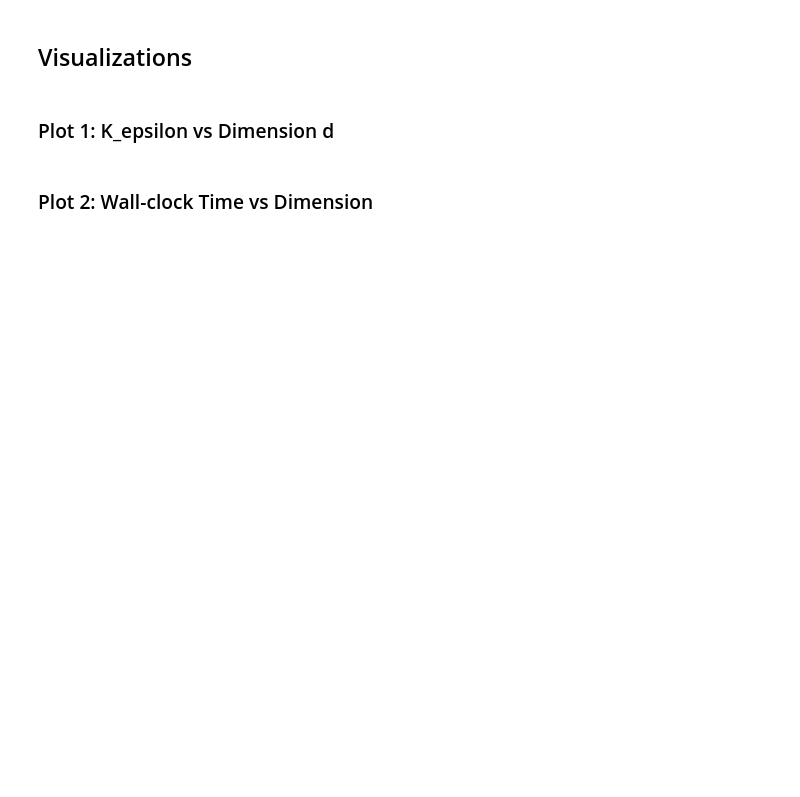
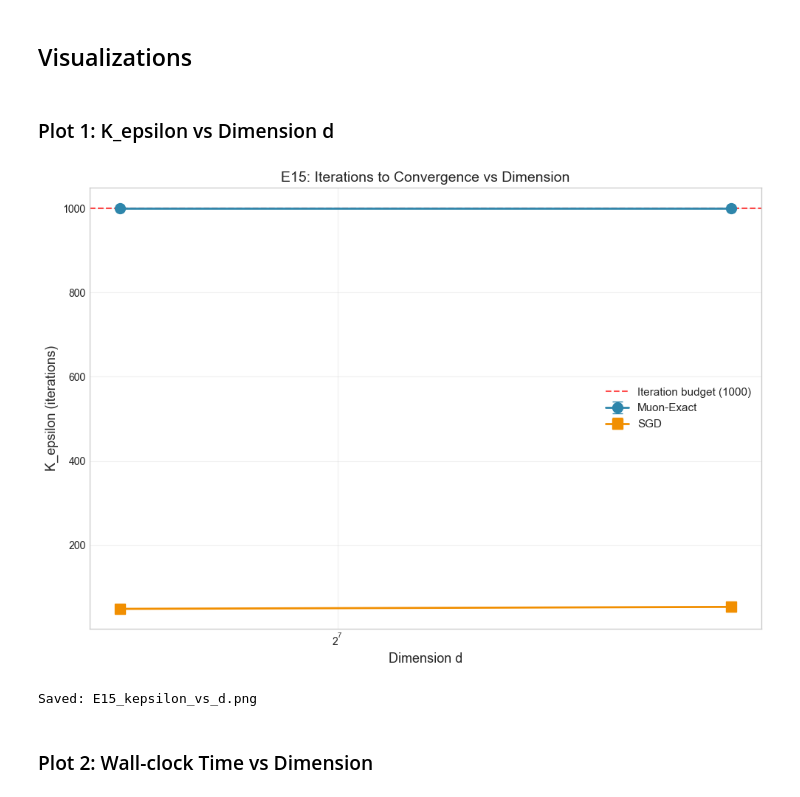
Before and after one commit to TianyangLiu-Work/muonexperiment, a Jupyter notebook: analysis_report/E15_report.ipynb, the cells around one changed output. Saved outputs shown, nothing was run; the diff lists cells and outputs as text; code cells hidden in the pictures; blank space fills up the shorter version.

```diff
--- a/analysis_report/E15_report.ipynb
+++ b/analysis_report/E15_report.ipynb
@@ -19,2 +149,15 @@ summary = df.groupby(['algo', 'd']).agg(    n=('seed', 'count'),    K_eps_mean=(
 # %%
-# Compute rho_F = F_SGD / F_Muon for each dimensionprint('='*70)print('EFFICIENCY RATIO rho_F = F_SGD / F_Muon')print('(rho_F > 1: Muon is more FLOP-efficient; rho_F < 1: SGD is more efficient)')print('='*70)for d in sorted(df.d.unique()):    muon_f = df[(df['algo'] == 'Muon-Exact') & (df['d'] == d)]['F_eps'].mean()    sgd_f = df[(df['algo'] == 'SGD') & (df['d'] == d)]['F_eps'].mean()    rho = sgd_f / muon_f if muon_f > 0 else float('nan')    print(f'd={d:>3d}: F_SGD={sgd_f:.2e}, F_Muon={muon_f:.2e}, rho_F={rho:.4f}')print('\nNote: Since Muon does not converge (K_epsilon=1001), F_eps is computed')print('using the full iteration budget, making this comparison conservative.')
+# Compute rho_F = F_SGD / F_Muon for each dimension
+print('='*70)
+print('EFFICIENCY RATIO rho_F = F_SGD / F_Muon')
+print('(rho_F > 1: Muon is more FLOP-efficient; rho_F < 1: SGD is more efficient)')
+print('='*70)
+
+for d in sorted(df.d.unique()):
+    muon_f = df[(df['algo'] == 'Muon-Exact') & (df['d'] == d)]['F_eps'].mean()
+    sgd_f = df[(df['algo'] == 'SGD') & (df['d'] == d)]['F_eps'].mean()
+    rho = sgd_f / muon_f if muon_f > 0 else float('nan')
+    print(f'd={d:>3d}: F_SGD={sgd_f:.2e}, F_Muon={muon_f:.2e}, rho_F={rho:.4f}')
+
+print('\nNote: Since Muon does not converge (K_epsilon=1001), F_eps is computed')
+print('using the full iteration budget, making this comparison conservative.')
@@ -23,7 +176,34 @@ summary = df.groupby(['algo', 'd']).agg(    n=('seed', 'count'),    K_eps_mean=(
 # %% [markdown]
 ### Plot 1: K_epsilon vs Dimension d
 # %%
-fig, ax = plt.subplots(figsize=(10, 7))dims = sorted(df.d.unique())muon_k = [df[(df['algo'] == 'Muon-Exact') & (df['d'] == d)]['K_epsilon'].mean() for d in dims]sgd_k = [df[(df['algo'] == 'SGD') & (df['d'] == d)]['K_epsilon'].mean() for d in dims]muon_k_std = [df[(df['algo'] == 'Muon-Exact') & (df['d'] == d)]['K_epsilon'].std() for d in dims]sgd_k_std = [df[(df['algo'] == 'SGD') & (df['d'] == d)]['K_epsilon'].std() for d in dims]ax.errorbar(dims, muon_k, yerr=muon_k_std, fmt='-o', color=COLORS['Muon-Exact'],            markersize=10, linewidth=2, capsize=5, label='Muon-Exact')ax.errorbar(dims, sgd_k, yerr=sgd_k_std, fmt='-s', color=COLORS['SGD'],            markersize=10, linewidth=2, capsize=5, label='SGD')ax.axhline(y=1000, color='red', linestyle='--', linewidth=1.5, alpha=0.7, label='Iteration budget (1000)')ax.set_xlabel('Dimension d', fontsize=13)ax.set_ylabel('K_epsilon (iterations)', fontsize=13)ax.set_title('E15: Iterations to Convergence vs Dimension', fontsize=14)ax.set_xscale('log', base=2)ax.legend(fontsize=11)ax.grid(alpha=0.3)plt.tight_layout()plt.savefig('E15_kepsilon_vs_d.png', dpi=150, bbox_inches='tight')plt.show()print('Saved: E15_kepsilon_vs_d.png')
+fig, ax = plt.subplots(figsize=(10, 7))
+
+dims = sorted(df.d.unique())
+muon_k = [df[(df['algo'] == 'Muon-Exact') & (df['d'] == d)]['K_epsilon'].mean() for d in dims]
+sgd_k = [df[(df['algo'] == 'SGD') & (df['d'] == d)]['K_epsilon'].mean() for d in dims]
+muon_k_std = [df[(df['algo'] == 'Muon-Exact') & (df['d'] == d)]['K_epsilon'].std() for d in dims]
+sgd_k_std = [df[(df['algo'] == 'SGD') & (df['d'] == d)]['K_epsilon'].std() for d in dims]
+
+ax.errorbar(dims, muon_k, yerr=muon_k_std, fmt='-o', color=COLORS['Muon-Exact'],
+            markersize=10, linewidth=2, capsize=5, label='Muon-Exact')
+ax.errorbar(dims, sgd_k, yerr=sgd_k_std, fmt='-s', color=COLORS['SGD'],
+            markersize=10, linewidth=2, capsize=5, label='SGD')
+
+ax.axhline(y=1000, color='red', linestyle='--', linewidth=1.5, alpha=0.7, label='Iteration budget (1000)')
+
+ax.set_xlabel('Dimension d', fontsize=13)
+ax.set_ylabel('K_epsilon (iterations)', fontsize=13)
+ax.set_title('E15: Iterations to Convergence vs Dimension', fontsize=14)
+ax.set_xscale('log', base=2)
+ax.legend(fontsize=11)
+ax.grid(alpha=0.3)
+plt.tight_layout()
+plt.savefig('E15_kepsilon_vs_d.png', dpi=150, bbox_inches='tight')
+plt.show()
+print('Saved: E15_kepsilon_vs_d.png')
+# %% [output]
+[figure, added]
+Saved: E15_kepsilon_vs_d.png
 # %% [markdown]
 ### Plot 2: Wall-clock Time vs Dimension
 # %%
```
Also changed, not shown: parts of 7 cells of this notebook, 20 other files.
